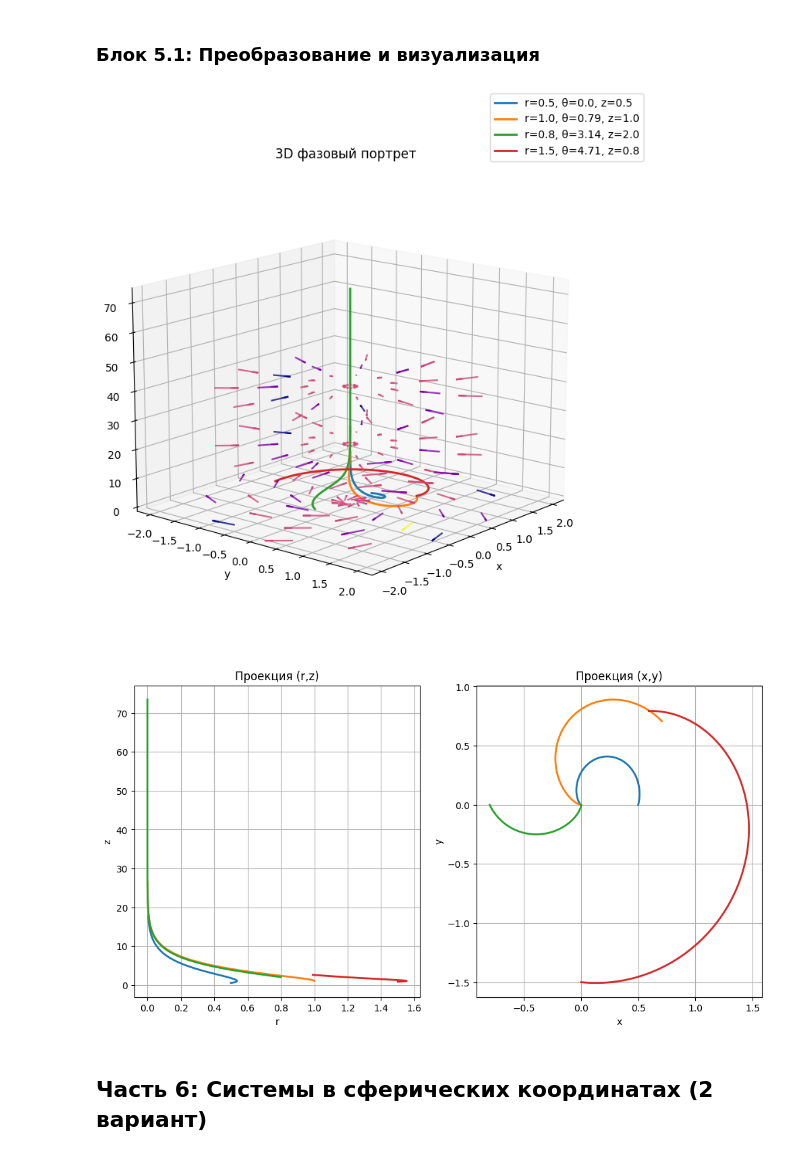
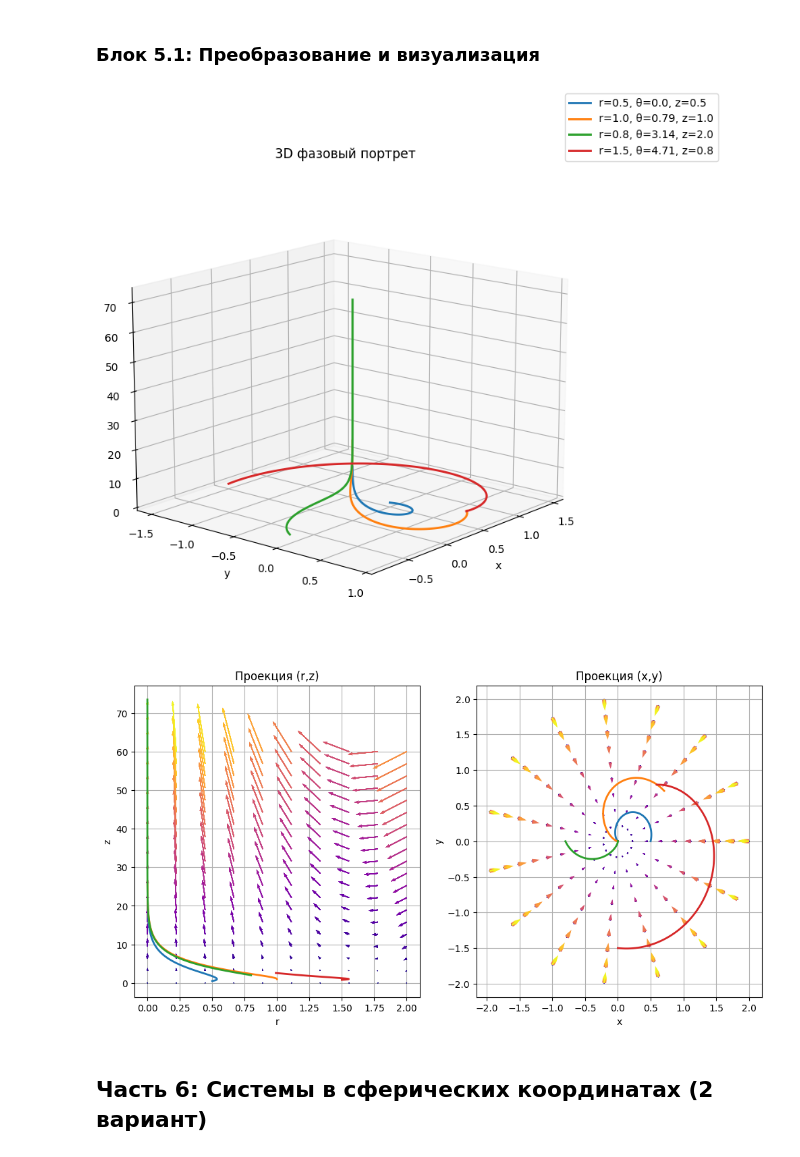
Before and after one commit to n-sukhov/Differential_equations_RGR2, a Jupyter notebook: РГР_2_Сухов_Магомедов_Шишкина.ipynb, the cells around one changed output. Cells and saved outputs as stored; diff of their text form; code cells hidden in the pictures.

```diff
--- a/РГР_2_Сухов_Магомедов_Шишкина.ipynb
+++ b/РГР_2_Сухов_Магомедов_Шишкина.ipynb
@@ -338,7 +338,7 @@ initial_conditions5 = [
     [1.5, 3*np.pi/2, 0.8]
 ]
 
-fig_3d = plt.figure(figsize=(8, 8))
+fig_3d = plt.figure(figsize=(10, 8))
 ax_3d = fig_3d.add_subplot(1, 1, 1, projection='3d')
 
 fig_2d = plt.figure(figsize=(12, 6))
@@ -363,48 +363,51 @@ ax_3d.set(xlabel='x', ylabel='y', zlabel='z', title='3D фазовый порт
 fig_3d.legend(loc='upper right')
 ax_3d.view_init(elev=15, azim=40)
 ax_3d.invert_xaxis()
 ax_r_z.set(xlabel='r', ylabel='z', title='Проекция (r,z)', aspect='equal')
 ax_r_z.grid(True)
 ax_r_z.set_axisbelow(True)
 ax_r_z.set_aspect('auto')
 ax_x_y.set(xlabel='x', ylabel='y', title='Проекция (x,y)', aspect='equal')
 ax_x_y.grid(True)
 ax_x_y.set_axisbelow(True)
 ax_x_y.set_aspect('auto')
 
 
-r_vals = np.linspace(0.1, 2.0, 4)
-theta_vals = np.linspace(0, 2*np.pi, 12)
-z_vals = np.linspace(0.1, 40, 3)
+r_vals = np.linspace(0.001, 2.0, 10)
+theta_vals = np.linspace(0, 2*np.pi, 16)
+z_vals = np.linspace(0.001, 60, 20)
 
 R6, Theta, Z = np.meshgrid(r_vals, theta_vals, z_vals)
 R6 = R6.flatten()
 Theta = Theta.flatten()
 Z = Z.flatten()
-
 X6 = R6 * np.cos(Theta)
 Y6 = R6 * np.sin(Theta)
 
 drdt = R6 - R6 * Z
 dthetadt = np.full_like(R6, 2.0)
 dzdt = 3 * Z - Z * R6**2
 dxdt = drdt * np.cos(Theta) - R6 * np.sin(Theta) * dthetadt
 dydt = drdt * np.sin(Theta) + R6 * np.cos(Theta) * dthetadt
-dzdt = dzdt
-norm6 = np.sqrt(dxdt**2 + dydt**2 + dzdt**2)
-dxdt /= norm6
-dydt /= norm6
-dzdt /= norm6
 
-magnitude = np.sqrt(dxdt**2 + dydt**2 + dzdt**2)
-norm6 = plt.Normalize(magnitude.min(), magnitude.max())
-colors = cm.plasma(norm6(magnitude))
-ax_3d.quiver(X6, Y6, Z, dxdt, dydt, dzdt, length=0.4, color=colors, alpha=0.8)
+norm_rz = np.sqrt(drdt**2 + dzdt**2)
+norm_xy = np.sqrt(dxdt**2 + dydt**2)
+
+mag_rz = np.sqrt(drdt**2 + dzdt**2)
+mag_xy = np.sqrt(dxdt**2 + dydt**2)
+
+norm_rz = plt.Normalize(mag_rz.min(), mag_rz.max())
+norm_xy = plt.Normalize(mag_xy.min(), mag_xy.max())
+colors_rz = cm.plasma(norm_rz(mag_rz))
+colors_xy = cm.plasma(norm_xy(mag_xy))
+
+ax_r_z.quiver(R6, Z, drdt, dzdt, color=colors_rz, alpha=0.8, scale=1000, width=0.003)
+ax_x_y.quiver(X6, Y6, dxdt, dydt, color=colors_xy, alpha=0.8, scale=3000, width=0.005)
 
 plt.show()
 # %% [output]
-[figure, old version]
+[figure, new version]
-[figure, old version]
+[figure, new version]
 # %% [markdown]
 ## Часть 6: Системы в сферических координатах (2 вариант)
 # %% [markdown]
```
